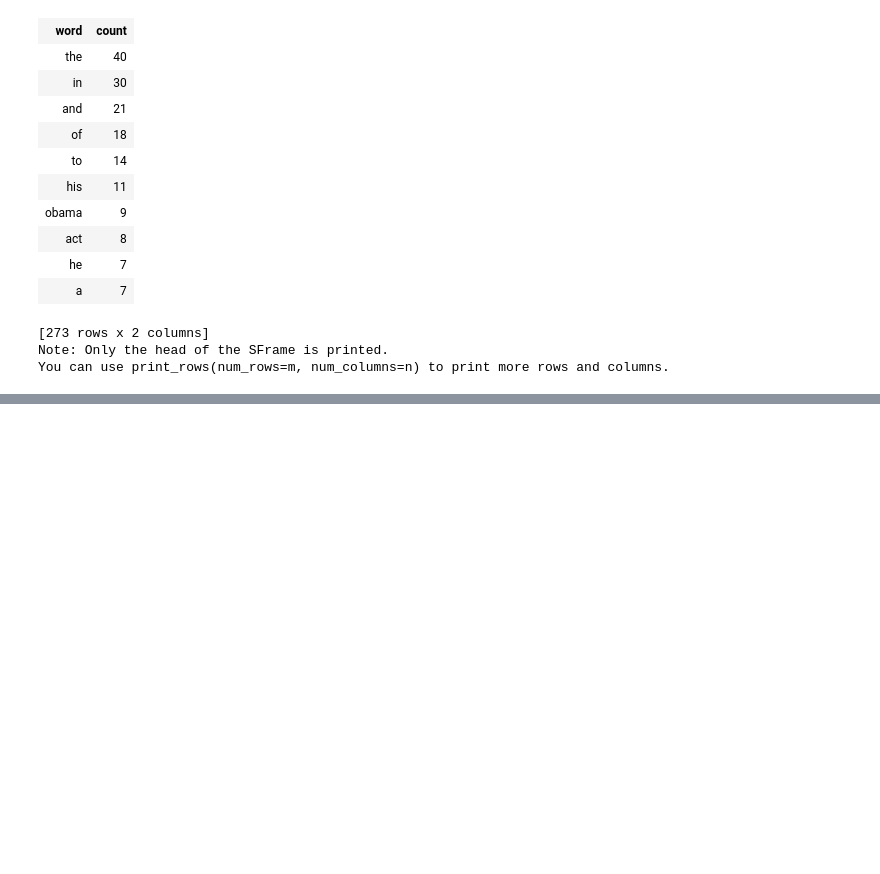
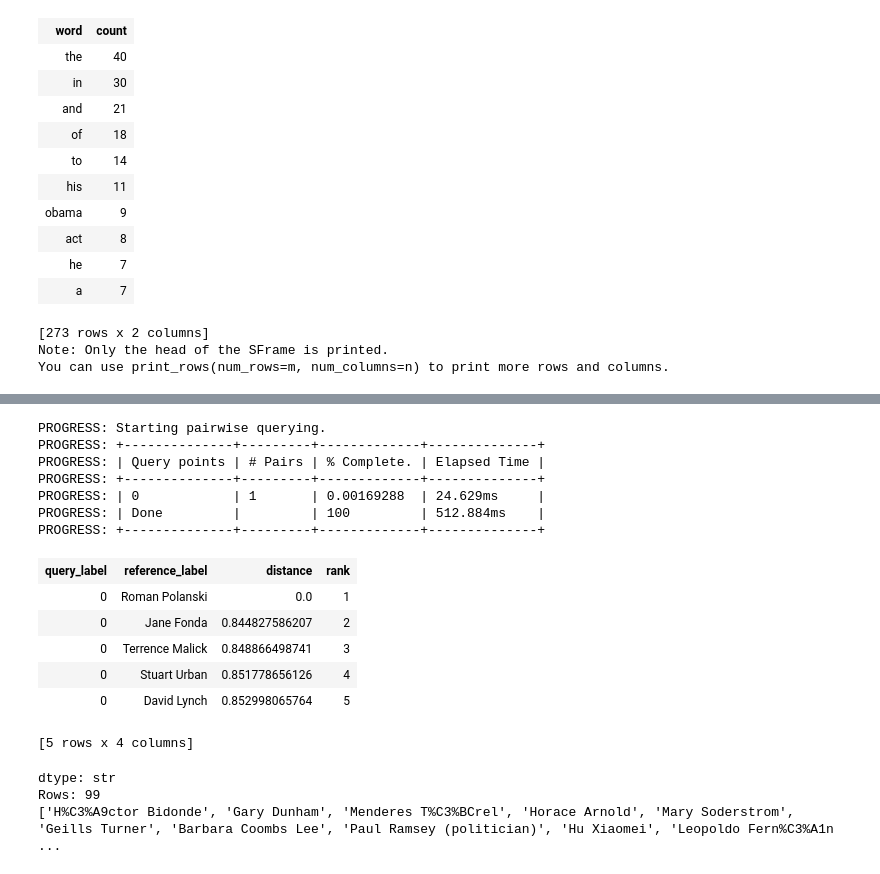
Before and after one commit to jgerardsimcock/Coursera_ML, a Jupyter notebook: machine_learning_foundations/Wiki Text Retrieval.ipynb, the cells around one changed output, grey strips where cells are left out. Cells and saved outputs as stored; diff of their text form; code cells hidden in the pictures; blank space fills up the shorter version.

```diff
--- a/machine_learning_foundations/Wiki Text Retrieval.ipynb
+++ b/machine_learning_foundations/Wiki Text Retrieval.ipynb
@@ -91,0 +195,25 @@ You can use print_rows(num_rows=m, num_columns=n) to print more rows and columns
+# %%
+polanski = people[people['name'] == "Roman Polanski"]
+knn_model.query(polanski)
+# %% [output]
+PROGRESS: Starting pairwise querying.
+PROGRESS: +--------------+---------+-------------+--------------+
+PROGRESS: | Query points | # Pairs | % Complete. | Elapsed Time |
+PROGRESS: +--------------+---------+-------------+--------------+
+PROGRESS: | 0            | 1       | 0.00169288  | 24.629ms     |
+PROGRESS: | Done         |         | 100         | 512.884ms    |
+PROGRESS: +--------------+---------+-------------+--------------+
+| query_label | reference_label | distance | rank |
+| 0 | Roman Polanski | 0.0 | 1 |
+| 0 | Jane Fonda | 0.844827586207 | 2 |
+| 0 | Terrence Malick | 0.848866498741 | 3 |
+| 0 | Stuart Urban | 0.851778656126 | 4 |
+| 0 | David Lynch | 0.852998065764 | 5 |
+[5 rows x 4 columns]
+# %%
+people['name'][-100:-1]
+#knn_model.query(jordan)
+# %% [output]
+dtype: str
+Rows: 99
+['H%C3%A9ctor Bidonde', 'Gary Dunham', 'Menderes T%C3%BCrel', 'Horace Arnold', 'Mary Soderstrom', 'Geills Turner', 'Barbara Coombs Lee', 'Paul Ramsey (politician)', 'Hu Xiaomei', 'Leopoldo Fern%C3%A1n ...
```
Also changed, not shown: parts of 27 cells of this notebook.
